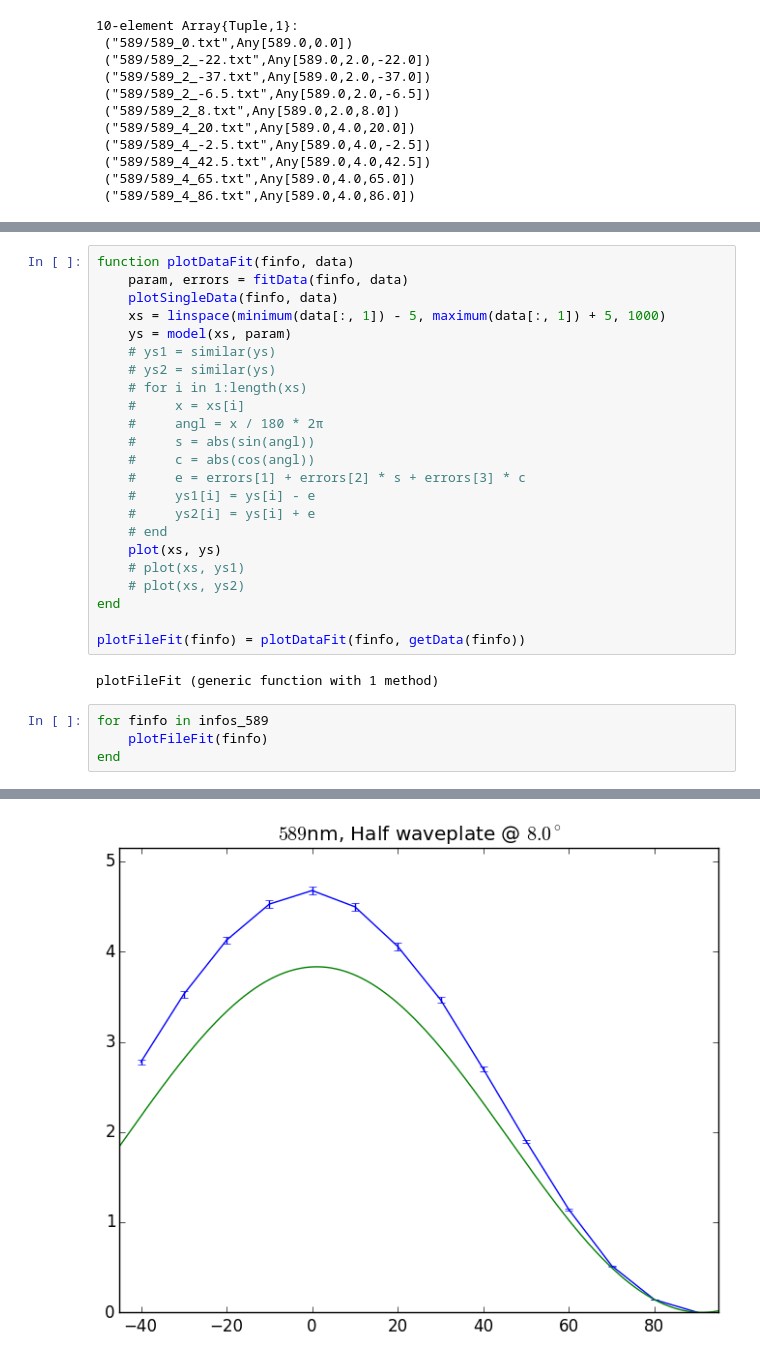
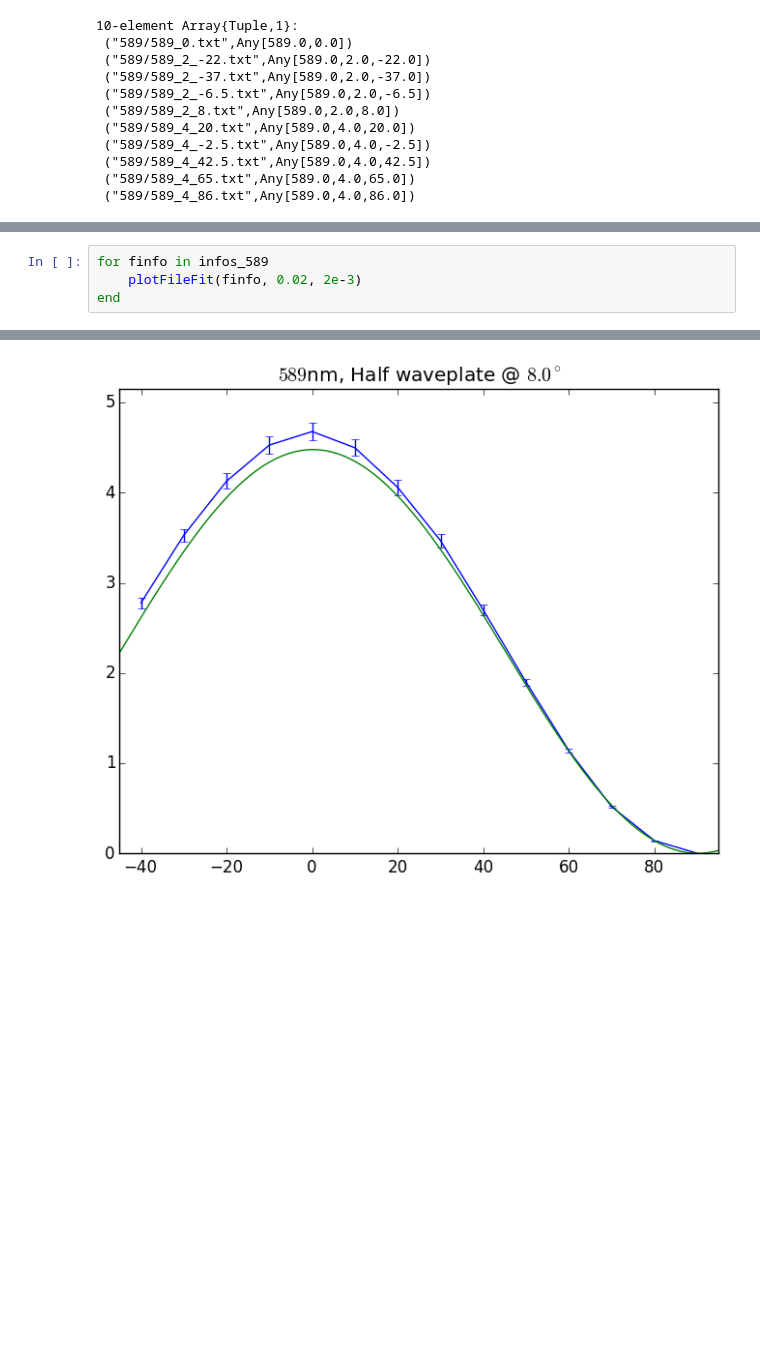
Before and after one commit to nacs-lab/yyc-data, a Jupyter notebook: experiments/waveplate/Waveplate.ipynb, the cells around one changed output, grey strips where cells are left out. Saved outputs shown, nothing was run; the diff lists cells and outputs as text; blank space fills up the shorter version.

Commit message:
[experiments/waveplate] plotting the new (final?) data. Update scripts

```diff
--- a/experiments/waveplate/Waveplate.ipynb
+++ b/experiments/waveplate/Waveplate.ipynb
@@ -53,30 +36,5 @@ fitData (generic function with 1 method)
-# %%
-function plotDataFit(finfo, data)
-    param, errors = fitData(finfo, data)
-    plotSingleData(finfo, data)
-    xs = linspace(minimum(data[:, 1]) - 5, maximum(data[:, 1]) + 5, 1000)
-    ys = model(xs, param)
-    # ys1 = similar(ys)
-    # ys2 = similar(ys)
-    # for i in 1:length(xs)
-    #     x = xs[i]
-    #     angl = x / 180 * 2π
-    #     s = abs(sin(angl))
-    #     c = abs(cos(angl))
-    #     e = errors[1] + errors[2] * s + errors[3] * c
-    #     ys1[i] = ys[i] - e
-    #     ys2[i] = ys[i] + e
-    # end
-    plot(xs, ys)
-    # plot(xs, ys1)
-    # plot(xs, ys2)
-end
-
-plotFileFit(finfo) = plotDataFit(finfo, getData(finfo))
-# %% [output]
-plotFileFit (generic function with 1 method)
 # %%
 for finfo in infos_589
-    plotFileFit(finfo)
+    plotFileFit(finfo, 0.02, 2e-3)
 end
 # %% [output]
@@ -87 +45 @@ end
-[figure, old version]
+[figure, new version]
```
Also changed, not shown: parts of 3 cells of this notebook, 3 other files.
